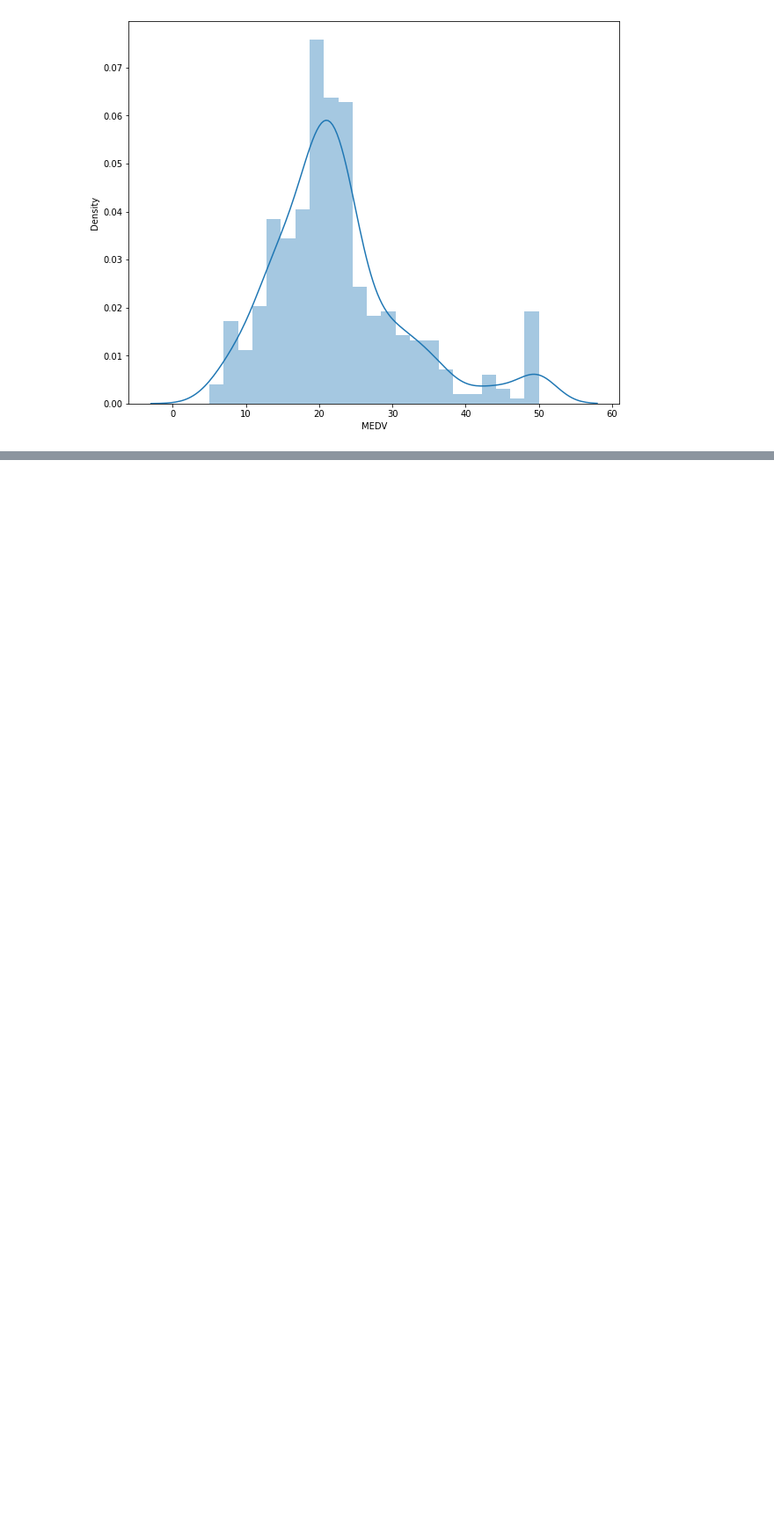
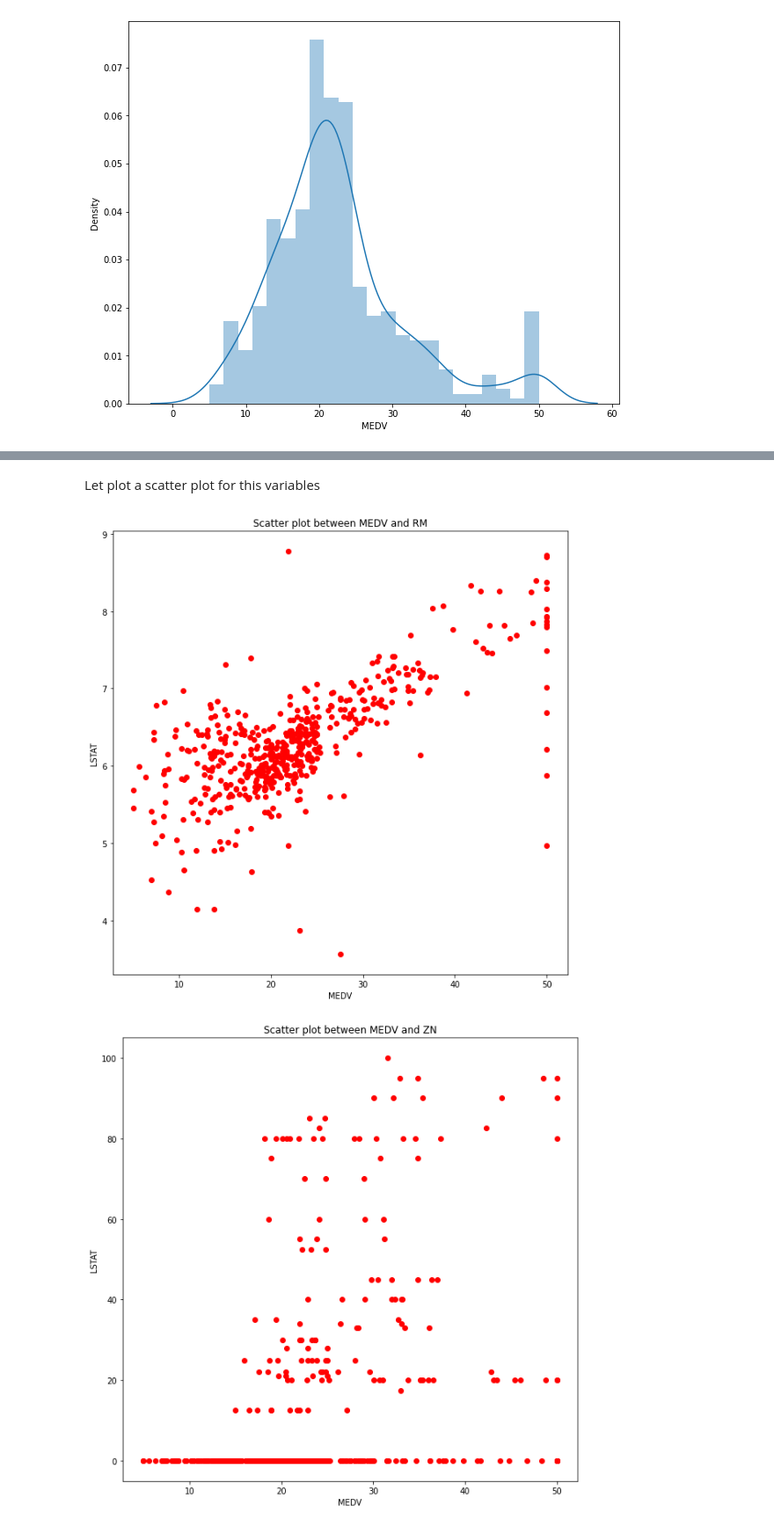
Before and after one commit to Shrez7961/Practice, a Jupyter notebook: Assignment_Linear_Regression.ipynb, the cells around one changed output, grey strips where cells are left out. Shown: that part at 88% size. Drawn from its saved outputs; the diff is of its cells as text; code cells hidden in the pictures; blank space fills up the shorter version.

```diff
--- a/Assignment_Linear_Regression.ipynb
+++ b/Assignment_Linear_Regression.ipynb
@@ -189,0 +212,16 @@ for i in df:
+# %% [markdown]
+Let plot a scatter plot for this variables
+# %%
+idv = ['RM',"ZN","LSTAT"]
+# %%
+for var in idv:
+  plt.figure(figsize=(10,10))
+  x = df['MEDV']
+  y = df[var]
+  plt.scatter(x, y,color='red')
+  plt.title('Scatter plot between MEDV and '+ var)
+  plt.xlabel('MEDV')
+  plt.ylabel('LSTAT')
+# %% [output]
+[figure, added]
+[figure, added]
```
Also changed, not shown: parts of 16 cells of this notebook.
